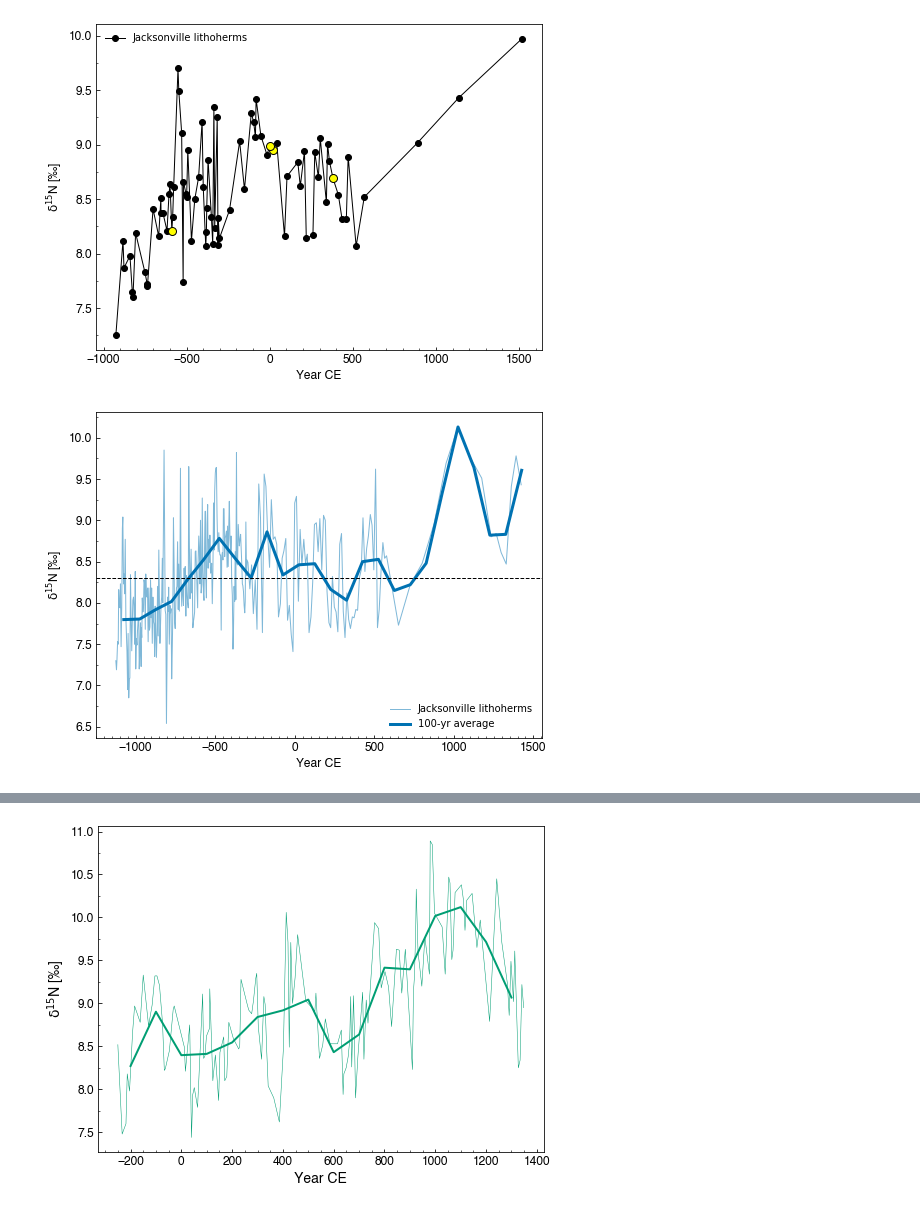
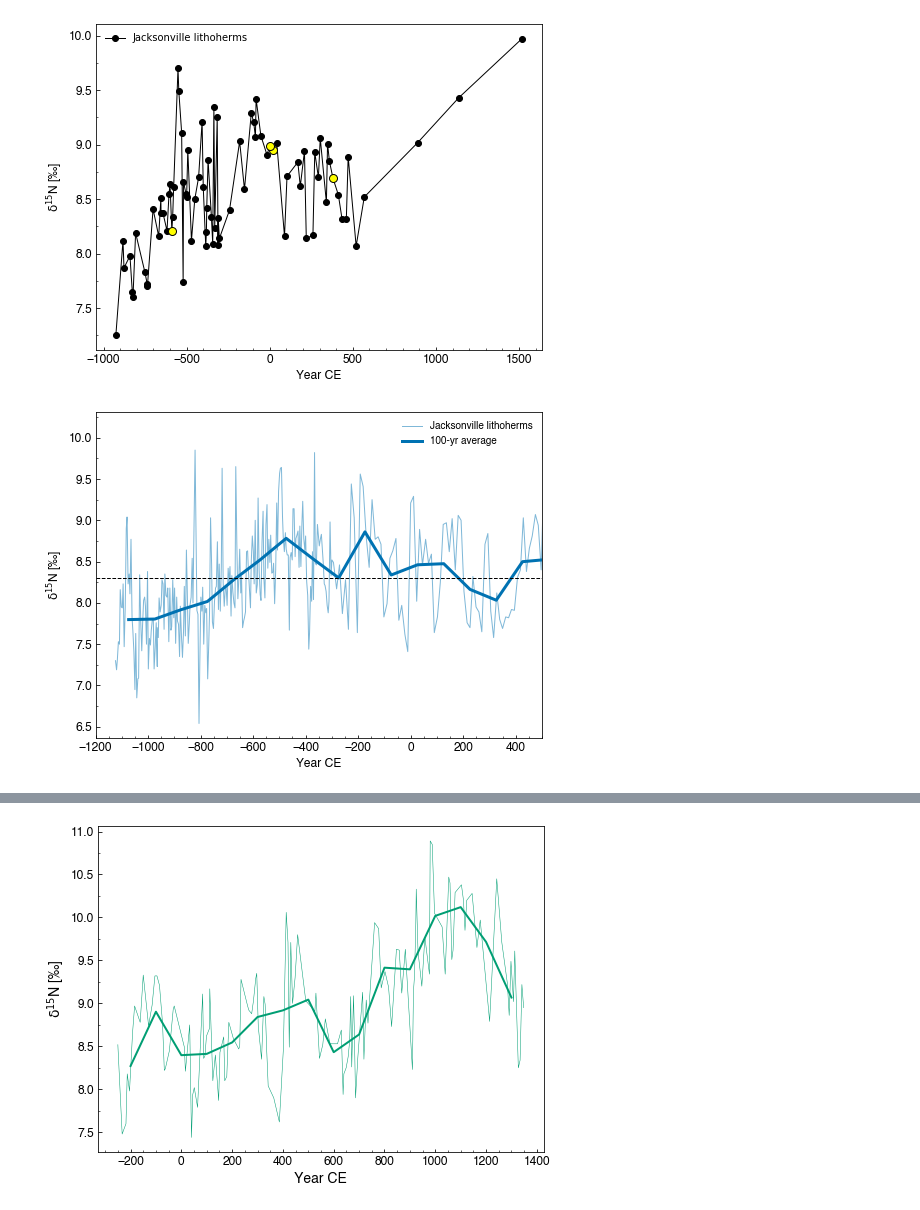
Before and after one commit to johntamu/seus-python, a Jupyter notebook: Coral Isotope Timeseries-Chapter 2.ipynb, the cells around one changed output, grey strips where cells are left out. Cells and saved outputs as stored; diff of their text form; code cells hidden in the pictures.

```diff
--- a/Coral Isotope Timeseries-Chapter 2.ipynb
+++ b/Coral Isotope Timeseries-Chapter 2.ipynb
@@ -28,7 +28,7 @@ c = r'$\mathrm{\delta}^{13}$C ['u"\u2030]"
 deg = u'SST [\u00B0C]'
 
 # Import data
-path1 = '~/Documents/GitHub/data/schiff_bulk_years_09-04-2019.csv'
+path1 = '~/Documents/GitHub/data/schiff_bulk_years_06-17-2020.csv' # 09-04-2019
 path2 = '~/Documents/GitHub/data/schiff_bulk_years_jack4907_12-15-2019.csv'
 path3 = '~/Documents/GitHub/data/schiff_bulk_years_sav_12-15-2019.csv'
 path4 = '~/Documents/GitHub/data/schiff_bulk_years_stetson_12-15-2019.csv'
@@ -43,12 +43,13 @@ df.yrAD = df.yrAD.round(0)
 # df_jack4684 = df[df.coral == 'jack-4684-bc-unk']
 # df_jack4686t1 = df[df.coral == 'jack-4686-bc-d1-t1']
 
-# df_stet = df[df.coral == 'stet-4904-bc1-d2']
-# df_jack4907 = df[df.coral == 'jack-4907-bc1-d3']
-# df_jack_usgs = df[df.coral == 'jack-4907-bc1-d1']
-# df_sav = df[df.coral == 'sav-4902-bc1-unk']
+df_stet = df[df.coral == 'stet-4904-bc1-d2']
+df_jack4907 = df[df.coral == 'jack-4907-bc1-d3']
+df_jack_usgs = df[df.coral == 'jack-4907-bc1-d1']
+df_sav = df[df.coral == 'sav-4902-bc1-unk']
 df_jack4684 = df[df.coral == 'jack-4684-bc-unk']
-# df_jack4686 = df[df.coral == 'jack-4686-bc-d1-t1']
+df_jack4686 = df[df.coral == 'jack-4686-bc1-d1-t1']
+df_jack4686_mill = df[df.coral == 'jack-4686-bc-d1-t1']
 
 print(df)
 # %% [output]
@@ -637,32 +618,33 @@ plt.savefig('fig_bulk_n_jack_usgs.png', dpi = 300, bbox_inches = 'tight')
 fig, ax = plt.subplots(figsize = (8,6))
 data_original = df_jack4907
 data_binned = jack4907_binned
 
 x = data_binned['yrAD']
 y1 = data_binned['upper']
 y2 = data_binned['lower']
 
 ax.plot('yrAD', 'd15n', data=data_original, color = '#0072B2', linewidth = 1, label = 'Jacksonville lithoherms', alpha = 0.5)
 ax.plot('yrAD', 'd15n', data=data_binned, color='#0072B2', linewidth = 3, label = '100-yr average')
 # ax.plot(x, y1, x, y2, color = 'darkgray', linewidth=1)
 
 # ax.fill_between(x, y1, y2, facecolor = 'darkgray', interpolate = False)
 ax.set_xlabel("Year CE", fontname = 'Helvetica', size = 12)
 ax.set_ylabel(n, fontname = 'Helvetica', size = 12)
 
 for tick in ax.get_xticklabels():
     tick.set_fontname("Helvetica")
     tick.set_fontsize(12)
 for tick in ax.get_yticklabels():
     tick.set_fontname("Helvetica")
     tick.set_fontsize(12)
 
-    ax.xaxis.set_minor_locator(MultipleLocator(50))
+ax.xaxis.set_minor_locator(MultipleLocator(50))
 ax.yaxis.set_minor_locator(MultipleLocator(0.25))
 ax.tick_params(direction='in', which = 'both')
 ax.axhline(y=8.3, color = 'k', linewidth = 1, linestyle = '--')
+ax.set_xlim(-1200, 500)
 
 plt.legend(frameon=False, loc=0)
 plt.savefig('fig_bulk_n_jack_binned.png', dpi = 300, bbox_inches = 'tight')
 # %% [output]
-[figure, old version]
+[figure, new version]
```
Also changed, not shown: parts of 20 cells of this notebook, 15 other files.
